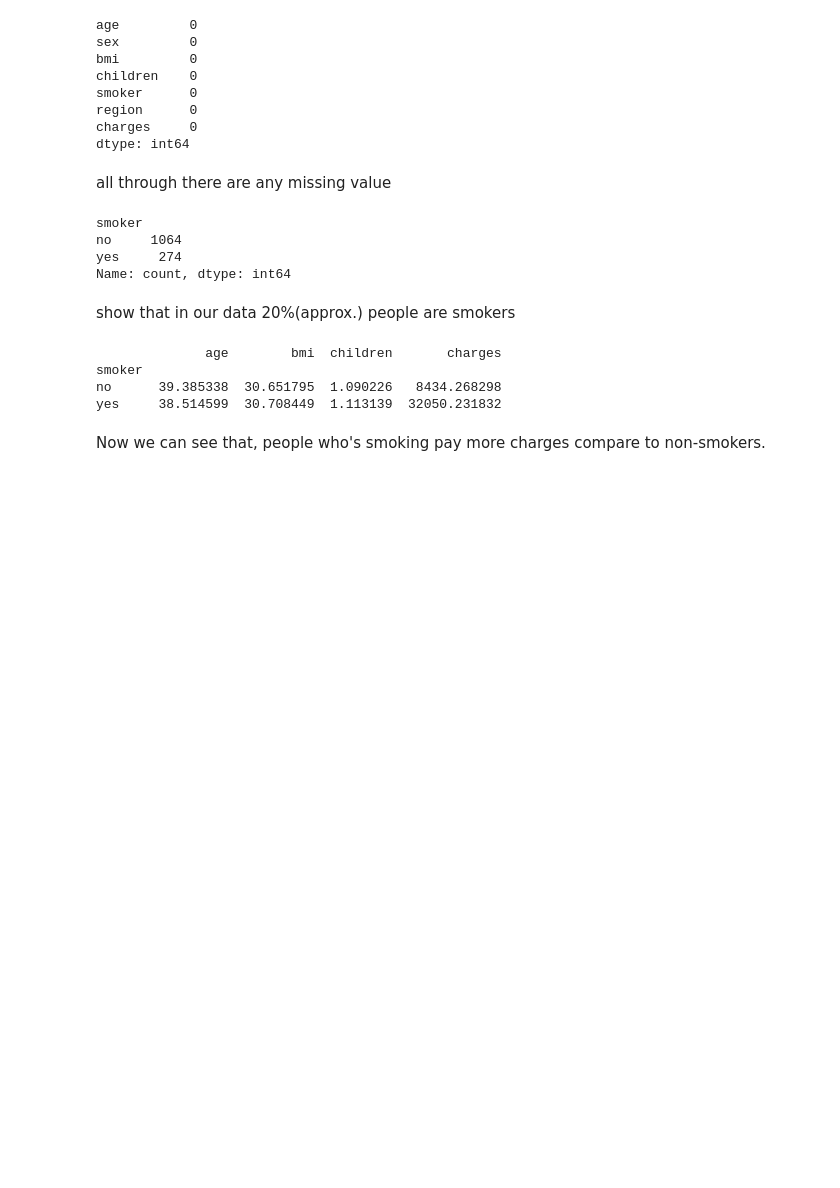
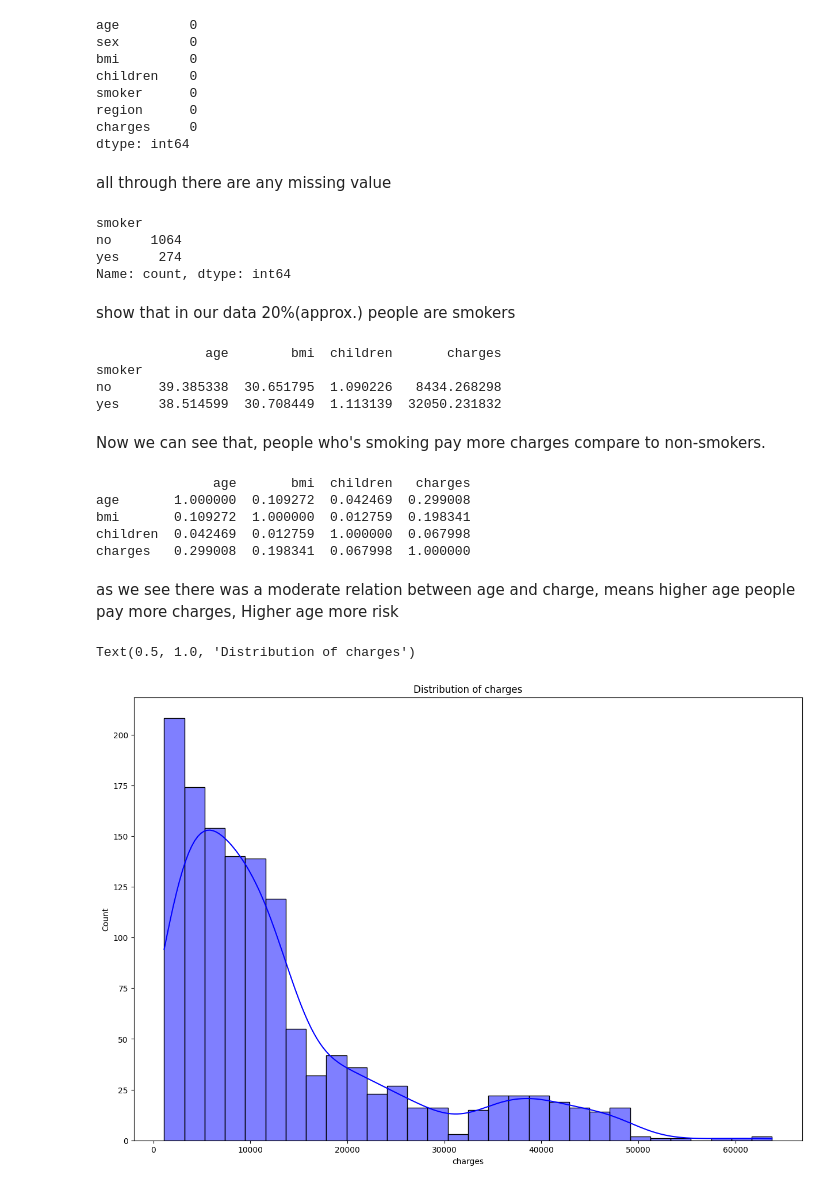
Before and after one commit to sarthakactuary/Actuarial_Analysis_on_Medical_Cost_Data, a Jupyter notebook: Working.ipynb, the cells around one changed output. Cells and saved outputs as stored; diff of their text form; code cells hidden in the pictures; blank space fills up the shorter version.

```diff
--- a/Working.ipynb
+++ b/Working.ipynb
@@ -82,3 +82,20 @@ no      39.385338  30.651795  1.090226   8434.268298
 yes     38.514599  30.708449  1.113139  32050.231832
 # %% [markdown]
 Now we can see that, people who's smoking pay more charges compare to non-smokers.
+# %%
+print(df.corr(numeric_only=True))
+# %% [output]
+               age       bmi  children   charges
+age       1.000000  0.109272  0.042469  0.299008
+bmi       0.109272  1.000000  0.012759  0.198341
+children  0.042469  0.012759  1.000000  0.067998
+charges   0.299008  0.198341  0.067998  1.000000
+# %% [markdown]
+as we see there was a moderate relation between age and charge, means higher age people pay more charges, Higher age more risk
+# %%
+plt.figure(figsize=(15,10))
+sns.histplot(df["charges"],kde=True,color='blue')
+plt.title("Distribution of charges")
+# %% [output]
+Text(0.5, 1.0, 'Distribution of charges')
+[figure, added]
```
Also changed, not shown: parts of 3 cells of this notebook, 4 other files.
